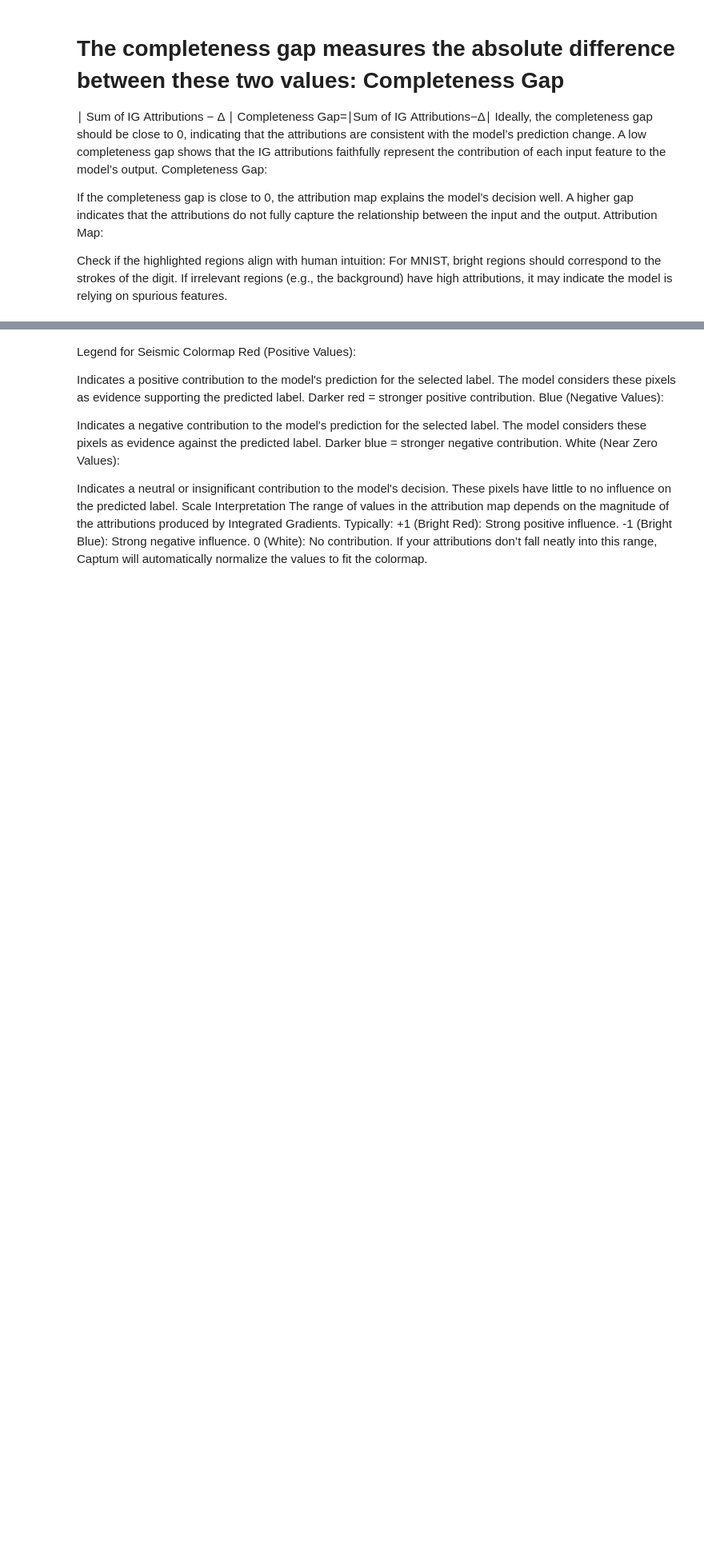
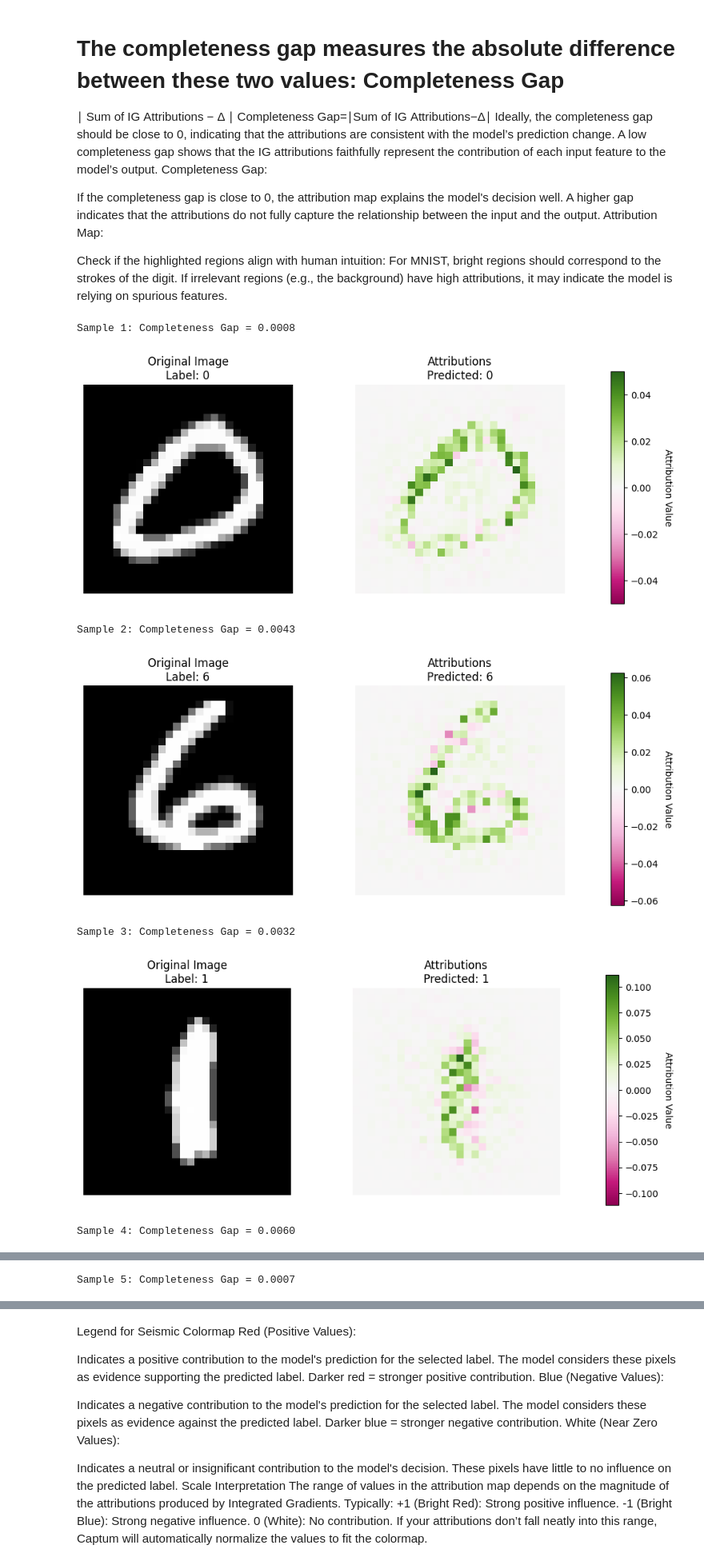
Before and after one commit to Ggenoni/SENN, a Jupyter notebook: training_SNEE.ipynb, the cells around one changed output, grey strips where cells are left out. Shown at 80% size. Cells and saved outputs as stored; diff of their text form; code cells hidden in the pictures; blank space fills up the shorter version.

```diff
--- a/training_SNEE.ipynb
+++ b/training_SNEE.ipynb
@@ -1015,3 +968,65 @@ Attribution Map:
 Check if the highlighted regions align with human intuition:
 For MNIST, bright regions should correspond to the strokes of the digit.
 If irrelevant regions (e.g., the background) have high attributions, it may indicate the model is relying on spurious features.
+# %%
+#Alternative
+for i, random_index in enumerate(random_indices):
+    # Retrieve the sample and label
+    sample_input, sample_label = dataset[random_index]
+
+    # Add batch dimension
+    sample_input = sample_input.unsqueeze(0)
+
+    # Define the baseline (e.g., a black image)
+    baseline = torch.zeros_like(sample_input)
+
+    # Get the predicted label
+    predictions = wrapped_model(sample_input)
+    predicted_label = torch.argmax(predictions, dim=1).item()
+
+    # Compute completeness gap and attributions
+    completeness_gap, attributions = compute_completeness_gap(
+        wrapped_model, sample_input, baseline, predicted_label
+    )
+
+    print(f"\n\nSample {i + 1}: Completeness Gap = {completeness_gap:.4f}")
+
+    # Prepare data for visualization
+    attributions = attributions.squeeze().detach().numpy()
+    original_image = sample_input.squeeze().numpy()
+
+    # Determine bounds for the colormap
+    cmap_bound = np.abs(attributions).max()
+
+    # Create a 1-row, 2-column plot
+    fig, ax = plt.subplots(1, 2, figsize=(10, 5))
+
+    # Original image
+    ax[0].imshow(original_image, cmap="gray")
+    ax[0].set_title(f"Original Image\nLabel: {sample_label}")
+    ax[0].axis("off")
+
+    # Attributions (Raw)
+    im = ax[1].imshow(attributions, vmin=-cmap_bound, vmax=cmap_bound, cmap="PiYG")
+    ax[1].set_title(f"Attributions\nPredicted: {predicted_label}")
+    ax[1].axis("off")
+
+    # Add a colorbar to the attributions plot
+    fig.subplots_adjust(right=0.85)
+    cbar_ax = fig.add_axes([0.92, 0.15, 0.02, 0.7])  # Adjust colorbar position
+    cbar = fig.colorbar(im, cax=cbar_ax)
+    cbar.set_label("Attribution Value", rotation=270, labelpad=15)
+
+    # Manually adjust spacing between plots
+    fig.subplots_adjust(wspace=0.3, hspace=0.3)
+
+    # Display the plot
+    plt.show()
+# %% [output]
+Sample 1: Completeness Gap = 0.0008
+[figure, added]
+Sample 2: Completeness Gap = 0.0043
+[figure, added]
+Sample 3: Completeness Gap = 0.0032
+[figure, added]
+Sample 4: Completeness Gap = 0.0060
@@ -1017,0 +1034 @@ If irrelevant regions (e.g., the background) have high attributions, it may indi
+Sample 5: Completeness Gap = 0.0007
```
Also changed, not shown: parts of 4 cells of this notebook.
